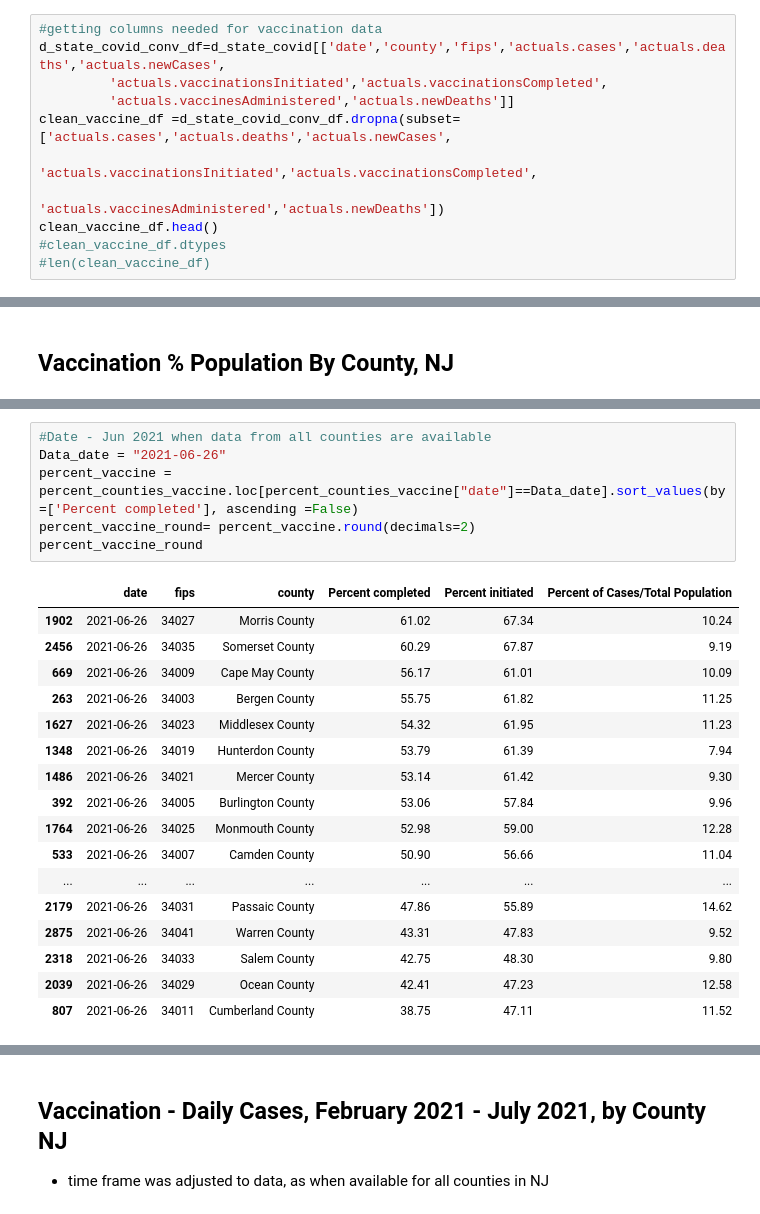
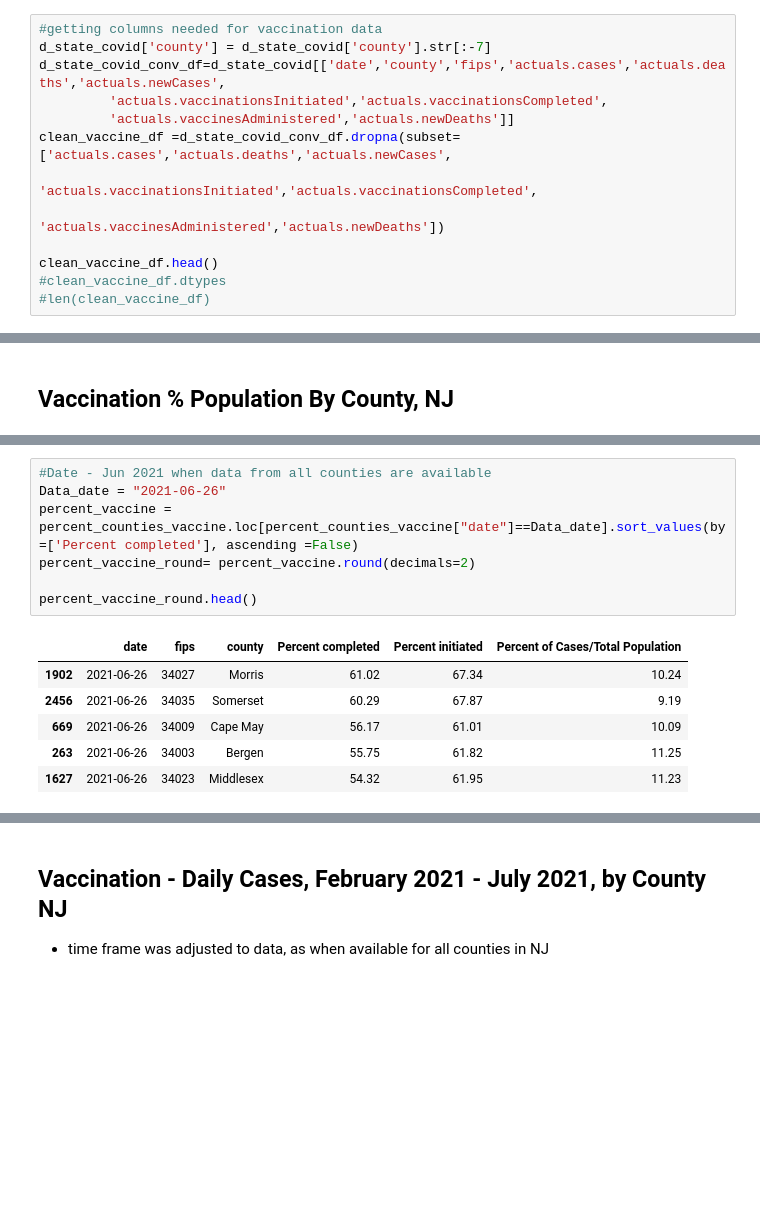
Before and after one commit to melissadiep94/covid19-project, a Jupyter notebook: Vaccination/State_NJ_Covid_time.ipynb, the cells around one changed output, grey strips where cells are left out. Cells and saved outputs as stored; diff of their text form; blank space fills up the shorter version.

```diff
--- a/Vaccination/State_NJ_Covid_time.ipynb
+++ b/Vaccination/State_NJ_Covid_time.ipynb
@@ -15,12 +15,14 @@ len(d_state_covid)
 11319
 # %%
 #getting columns needed for vaccination data
+d_state_covid['county'] = d_state_covid['county'].str[:-7]
 d_state_covid_conv_df=d_state_covid[['date','county','fips','actuals.cases','actuals.deaths','actuals.newCases',
          'actuals.vaccinationsInitiated','actuals.vaccinationsCompleted',
          'actuals.vaccinesAdministered','actuals.newDeaths']]
 clean_vaccine_df =d_state_covid_conv_df.dropna(subset=['actuals.cases','actuals.deaths','actuals.newCases',
                                                     'actuals.vaccinationsInitiated','actuals.vaccinationsCompleted',
                                                     'actuals.vaccinesAdministered','actuals.newDeaths'])
+
 clean_vaccine_df.head()
 #clean_vaccine_df.dtypes
 #len(clean_vaccine_df)
@@ -94,27 +90,17 @@ percent_counties_vaccine.round(decimals=2)
 # %%
 #Date - Jun 2021 when data from all counties are available
 Data_date = "2021-06-26"
 percent_vaccine = percent_counties_vaccine.loc[percent_counties_vaccine["date"]==Data_date].sort_values(by=['Percent completed'], ascending =False)
 percent_vaccine_round= percent_vaccine.round(decimals=2)
-percent_vaccine_round
+
+percent_vaccine_round.head()
 # %% [output]
 |  | date | fips | county | Percent completed | Percent initiated | Percent of Cases/Total Population |
-| 1902 | 2021-06-26 | 34027 | Morris County | 61.02 | 67.34 | 10.24 |
-| 2456 | 2021-06-26 | 34035 | Somerset County | 60.29 | 67.87 | 9.19 |
-| 669 | 2021-06-26 | 34009 | Cape May County | 56.17 | 61.01 | 10.09 |
-| 263 | 2021-06-26 | 34003 | Bergen County | 55.75 | 61.82 | 11.25 |
-| 1627 | 2021-06-26 | 34023 | Middlesex County | 54.32 | 61.95 | 11.23 |
-| 1348 | 2021-06-26 | 34019 | Hunterdon County | 53.79 | 61.39 | 7.94 |
-| 1486 | 2021-06-26 | 34021 | Mercer County | 53.14 | 61.42 | 9.30 |
-| 392 | 2021-06-26 | 34005 | Burlington County | 53.06 | 57.84 | 9.96 |
-| 1764 | 2021-06-26 | 34025 | Monmouth County | 52.98 | 59.00 | 12.28 |
-| 533 | 2021-06-26 | 34007 | Camden County | 50.90 | 56.66 | 11.04 |
-| ... | ... | ... | ... | ... | ... | ... |
-| 2179 | 2021-06-26 | 34031 | Passaic County | 47.86 | 55.89 | 14.62 |
-| 2875 | 2021-06-26 | 34041 | Warren County | 43.31 | 47.83 | 9.52 |
-| 2318 | 2021-06-26 | 34033 | Salem County | 42.75 | 48.30 | 9.80 |
-| 2039 | 2021-06-26 | 34029 | Ocean County | 42.41 | 47.23 | 12.58 |
-| 807 | 2021-06-26 | 34011 | Cumberland County | 38.75 | 47.11 | 11.52 |
+| 1902 | 2021-06-26 | 34027 | Morris | 61.02 | 67.34 | 10.24 |
+| 2456 | 2021-06-26 | 34035 | Somerset | 60.29 | 67.87 | 9.19 |
+| 669 | 2021-06-26 | 34009 | Cape May | 56.17 | 61.01 | 10.09 |
+| 263 | 2021-06-26 | 34003 | Bergen | 55.75 | 61.82 | 11.25 |
+| 1627 | 2021-06-26 | 34023 | Middlesex | 54.32 | 61.95 | 11.23 |
 # %%
 import numpy as np
 import matplotlib.pyplot as plt
```
Also changed, not shown: parts of 10 cells of this notebook, 1 other file.
